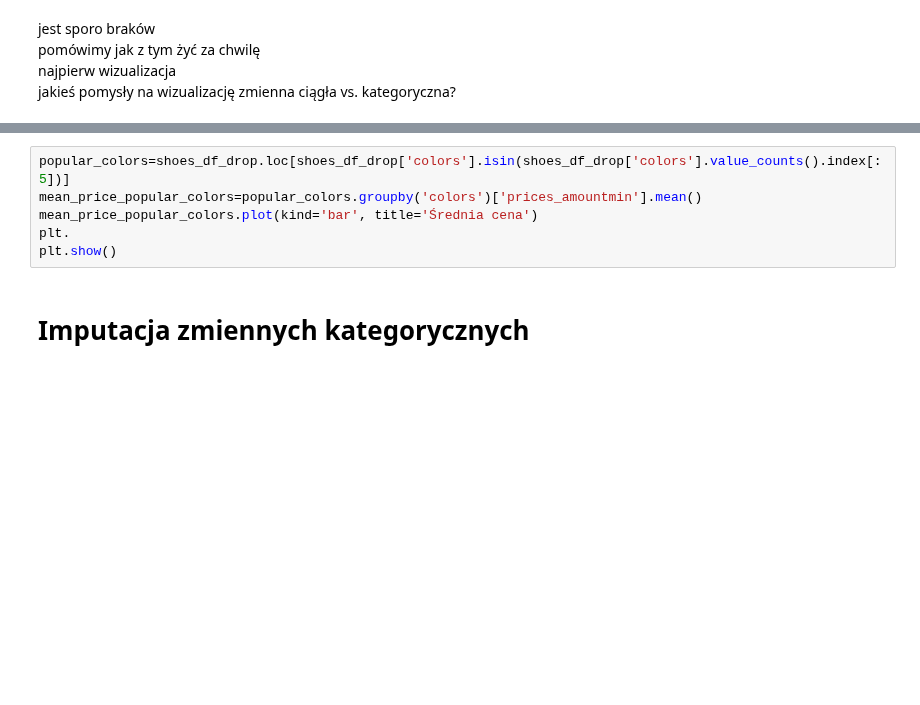
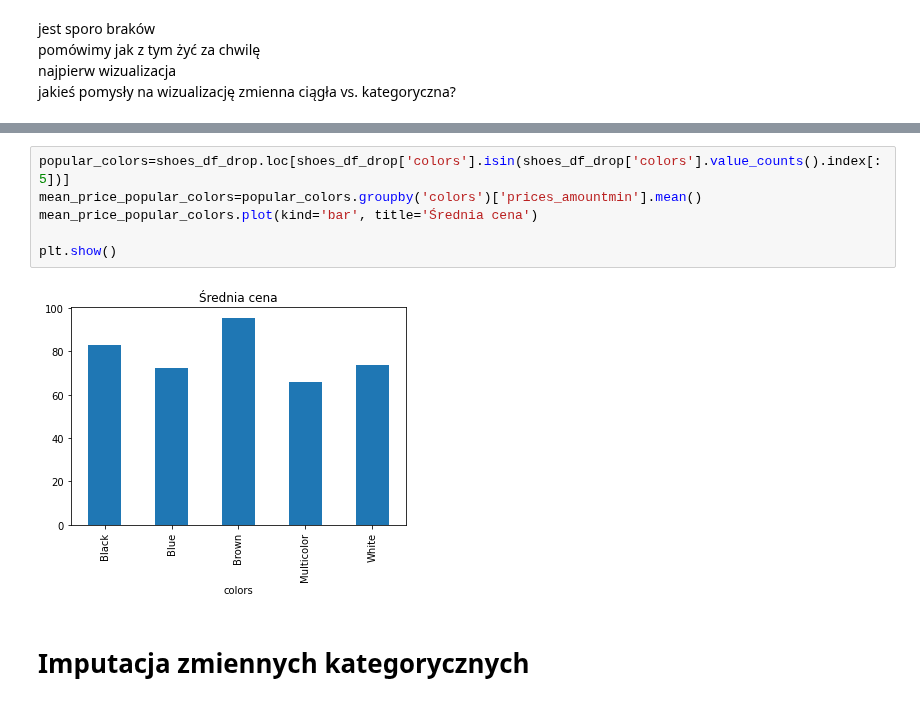
Before and after one commit to mini-pw/2021L-WUM, a Jupyter notebook: Materialy/Grupa3/lab_02.ipynb, the cells around one changed output, grey strips where cells are left out. Cells and saved outputs as stored; diff of their text form; blank space fills up the shorter version.

```diff
--- a/Materialy/Grupa3/lab_02.ipynb
+++ b/Materialy/Grupa3/lab_02.ipynb
@@ -58,9 +124,11 @@ plt.show()
 # %%
 popular_colors=shoes_df_drop.loc[shoes_df_drop['colors'].isin(shoes_df_drop['colors'].value_counts().index[:5])]
 mean_price_popular_colors=popular_colors.groupby('colors')['prices_amountmin'].mean()
 mean_price_popular_colors.plot(kind='bar', title='Średnia cena')
-plt.
+
 plt.show()
+# %% [output]
+[figure, added]
 # %% [markdown]
 # Imputacja zmiennych kategorycznych
 # %% [markdown]
```
Also changed, not shown: parts of 27 cells of this notebook, 20 other files.
